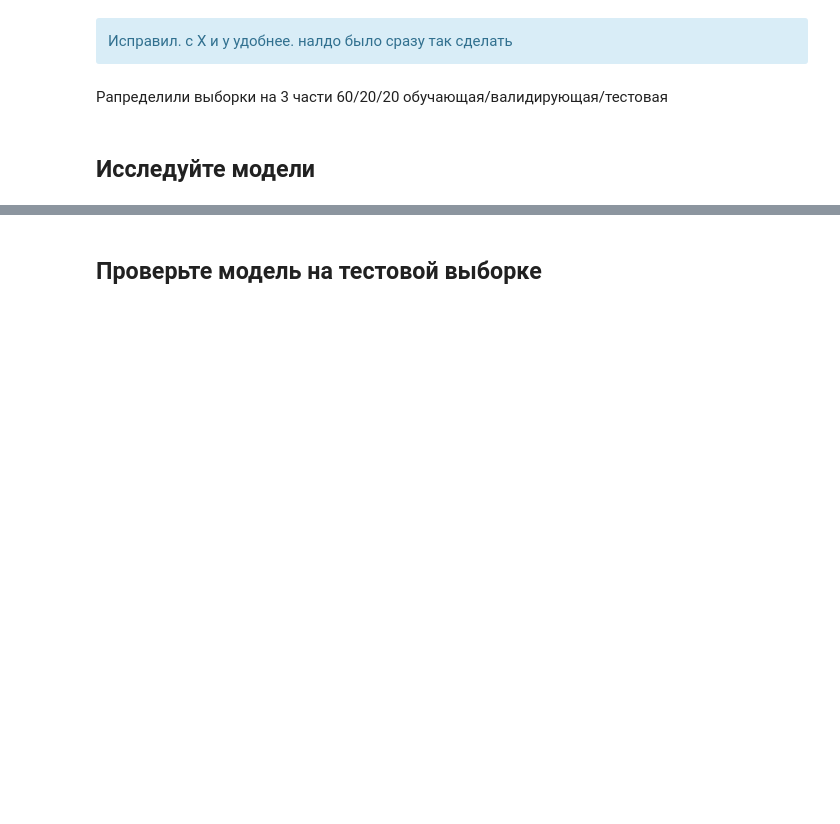
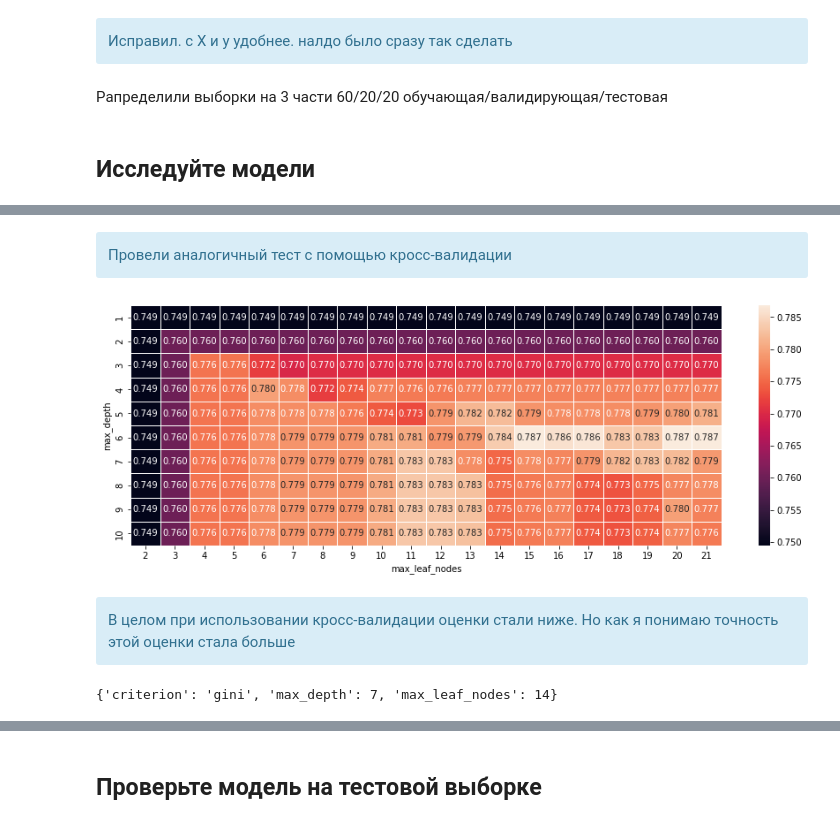
Before and after one commit to karimovdo/model1, a Jupyter notebook: model_rew.ipynb, the cells around one changed output, grey strips where cells are left out. Saved outputs shown, nothing was run; the diff lists cells and outputs as text; code cells hidden in the pictures; blank space fills up the shorter version.

```diff
--- a/model_rew.ipynb
+++ b/model_rew.ipynb
@@ -316,0 +360,26 @@ best max_depth = 3 : 0.7853810264385692
+# %% [markdown]
+<div class="alert alert-info">
+Провели аналогичный тест с помощью кросс-валидации
+# %%
+plt.figure(figsize=(15, 5))
+ax = sns.heatmap(scores[1:11,2:22], annot=True, fmt=".3f", linewidth=.5)
+ax.set(xlabel="max_leaf_nodes", ylabel="max_depth", xticklabels=range(2,22), yticklabels=range(1,11));
+# %% [output]
+[figure, added]
+# %% [markdown]
+<div class="alert alert-info">
+В целом при использовании кросс-валидации оценки стали ниже. Но как я понимаю точность этой оценки стала больше
+# %%
+#param_grid = { 'criterion':['gini','entropy'],'max_depth': np.arange(3, 15)}
+
+param_grid = {'criterion':['gini'], 'max_depth': np.arange(1, 11),  'max_leaf_nodes':np.arange(2, 22)}
+
+dtree_model=DecisionTreeClassifier()
+
+dtree_gscv = GridSearchCV(dtree_model, param_grid, cv=5)
+
+dtree_gscv.fit(X, y)
+results = pd.DataFrame(dtree_gscv.cv_results_)
+dtree_gscv.best_params_
+# %% [output]
+{'criterion': 'gini', 'max_depth': 7, 'max_leaf_nodes': 14}
```
Also changed, not shown: parts of 80 cells of this notebook.
